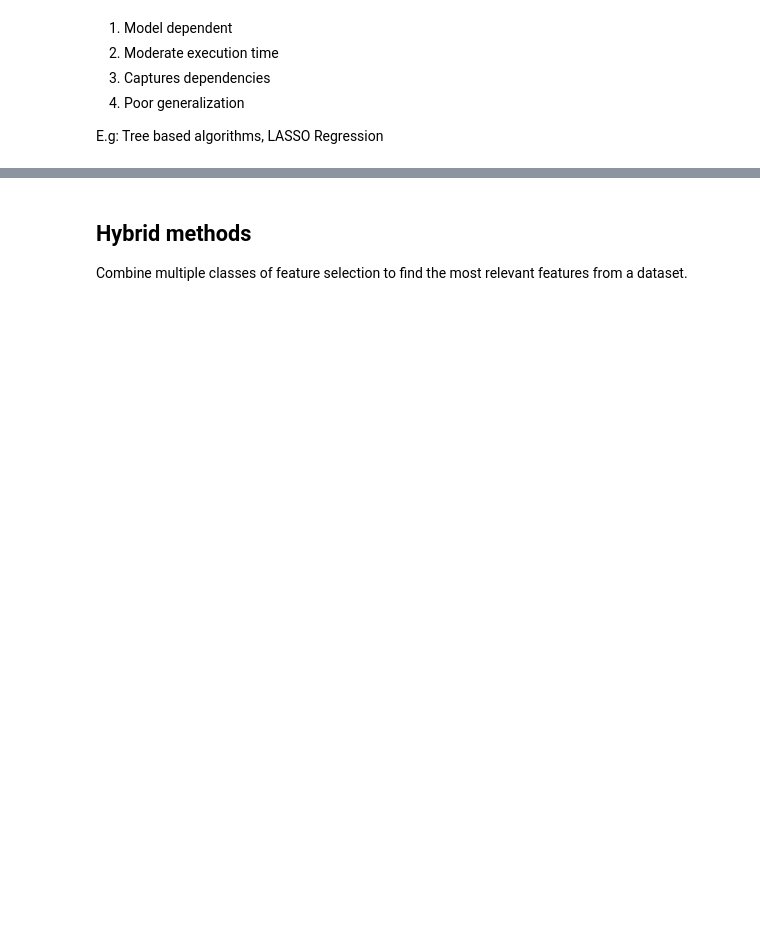
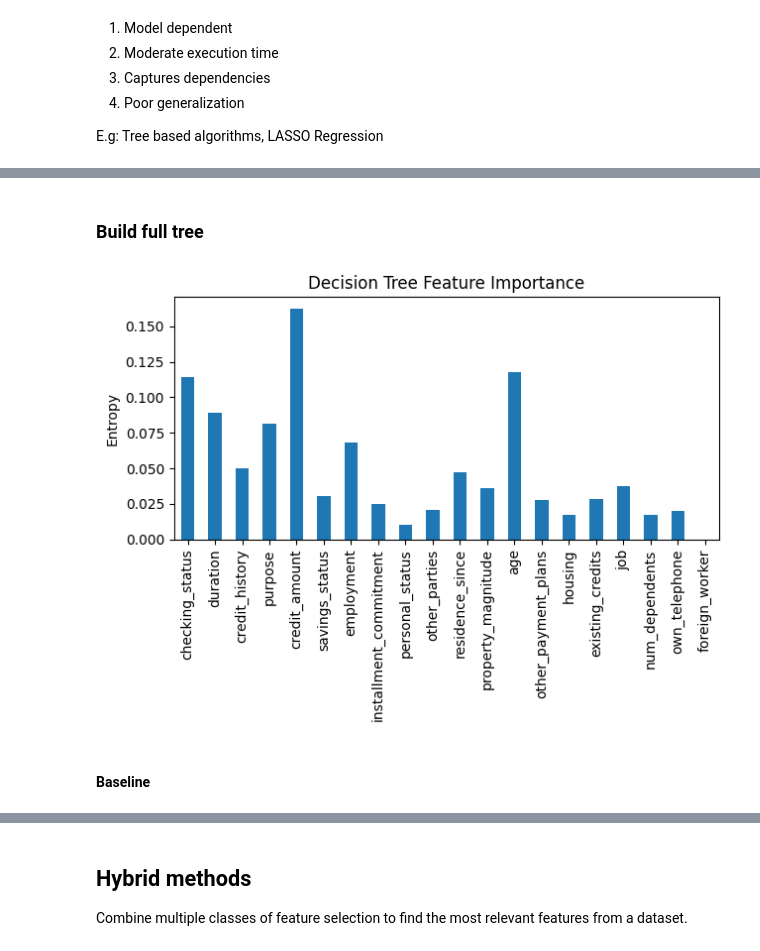
Before and after one commit to F-U-Njoku/fs_tutorial, a Jupyter notebook: EDBT Tutorial.ipynb, the cells around one changed output, grey strips where cells are left out. Saved outputs shown, nothing was run; the diff lists cells and outputs as text; code cells hidden in the pictures; blank space fills up the shorter version.

```diff
--- a/EDBT Tutorial.ipynb
+++ b/EDBT Tutorial.ipynb
@@ -623,17 +658,3 @@ ML algorithms that intrinsically do feature selection while building the model.
 
 
 E.g: Tree based algorithms, LASSO Regression
-# %%
-# Embedded method example with Random Forest Classifier
-# Requires tunning of the parameters
-tree = RandomForestClassifier(random_state=0,max_features=7,max_depth=1)
-tree.fit(X,y)
-tree_importances = pd.Series(tree.feature_importances_, index=X.columns)
-std = np.std([t.feature_importances_ for t in tree.estimators_], axis=0)
-
-fig, ax = plt.subplots()
-tree_importances.plot.bar(yerr=std, ax=ax)
-
-ax.set_title("Feature importances using MDI")
-ax.set_ylabel("Mean decrease in impurity")
-fig.tight_layout()
@@ -641,0 +677,17 @@ fig.tight_layout()
+# %% [markdown]
+### Build full tree
+# %%
+full = tree.DecisionTreeClassifier(criterion="entropy")
+full = full.fit(X, y)
+tree_importances = pd.Series(full.feature_importances_, index=X.columns)
+# %%
+# Decision Tree Feature Importance
+fig, ax = plt.subplots()
+tree_importances.plot.bar(y=tree_importances, ax=ax)
+ax.set_title("Decision Tree Feature Importance")
+ax.set_ylabel("Entropy")
+fig.tight_layout()
+# %% [output]
+[figure, added]
+# %% [markdown]
+#### Baseline
```
Also changed, not shown: parts of 62 cells of this notebook, 9 other files.
